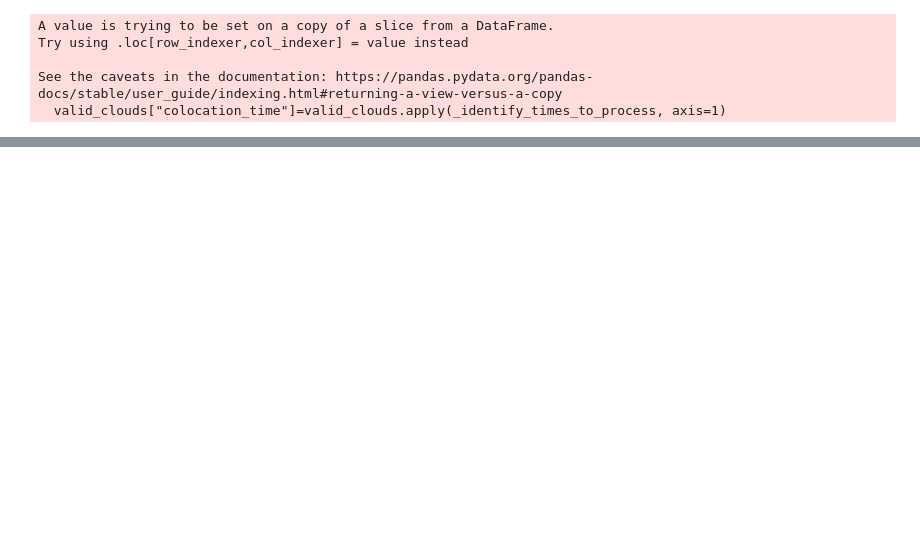
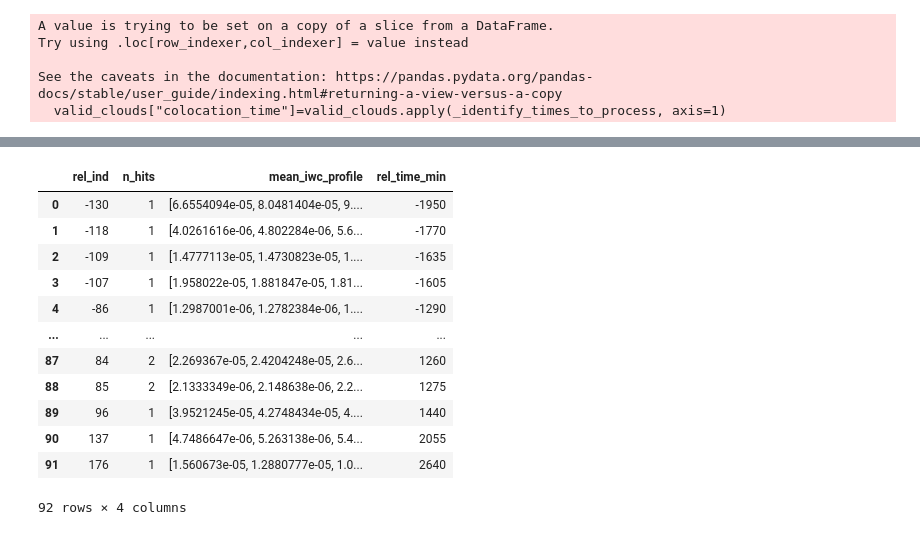
Before and after one commit to DragomirNikolov/MSGI, a Jupyter notebook: development/bulk_statistics.ipynb, the cells around one changed output, grey strips where cells are left out. Cells and saved outputs as stored; diff of their text form; code cells hidden in the pictures; blank space fills up the shorter version.

Commit message:
Bulk statistics processing

```diff
--- a/development/bulk_statistics.ipynb
+++ b/development/bulk_statistics.ipynb
@@ -82,6 +40,4 @@ Try using .loc[row_indexer,col_indexer] = value instead
 
 See the caveats in the documentation: https://pandas.pydata.org/pandas-docs/stable/user_guide/indexing.html#returning-a-view-versus-a-copy
   valid_clouds["colocation_time"]=valid_clouds.apply(_identify_times_to_process, axis=1)
-# %%
-row = valid_clouds.iloc[1]
 # %%
@@ -98,0 +124,6 @@ KeyError: 'iwc_bulk'
+# %%
+
+valid_clouds[["lat_bin_idx", "lon_bin_idx"]] = (
+    valid_clouds
+    .apply(get_colocation_ind, axis=1, result_type="expand")
+)
@@ -98,0 +141,2 @@ KeyError: 'iwc_bulk'
+# %%
+valid_clouds["iwc_bulk_means"] = valid_clouds.apply(get_bulk_values, axis=1)
@@ -98,0 +166,18 @@ KeyError: 'iwc_bulk'
+# %%
+
+all_records = []
+
+for _, row in valid_clouds.iterrows():
+    all_records.extend(extract_iwc_relative_to_peak(row))
+
+iwc_rel_df = pd.DataFrame(all_records)
+iwc_stats_by_rel_time = (
+    iwc_rel_df
+    .groupby("rel_ind")["iwc_profile"]
+    .agg(
+        n_hits="count",
+        mean_iwc_profile=lambda profiles: np.nanmean(np.stack(profiles), axis=0),
+    )
+    .reset_index()
+)
+iwc_stats_by_rel_time["rel_time_min"] = iwc_stats_by_rel_time["rel_ind"] * 15
@@ -98,0 +186,16 @@ KeyError: 'iwc_bulk'
+# %%
+iwc_stats_by_rel_time
+# %% [output]
+|  | rel_ind | n_hits | mean_iwc_profile | rel_time_min |
+| 0 | -130 | 1 | [6.6554094e-05, 8.0481404e-05, 9.... | -1950 |
+| 1 | -118 | 1 | [4.0261616e-06, 4.802284e-06, 5.6... | -1770 |
+| 2 | -109 | 1 | [1.4777113e-05, 1.4730823e-05, 1.... | -1635 |
+| 3 | -107 | 1 | [1.958022e-05, 1.881847e-05, 1.81... | -1605 |
+| 4 | -86 | 1 | [1.2987001e-06, 1.2782384e-06, 1.... | -1290 |
+| ... | ... | ... | ... | ... |
+| 87 | 84 | 2 | [2.269367e-05, 2.4204248e-05, 2.6... | 1260 |
+| 88 | 85 | 2 | [2.1333349e-06, 2.148638e-06, 2.2... | 1275 |
+| 89 | 96 | 1 | [3.9521245e-05, 4.2748434e-05, 4.... | 1440 |
+| 90 | 137 | 1 | [4.7486647e-06, 5.263138e-06, 5.4... | 2055 |
+| 91 | 176 | 1 | [1.560673e-05, 1.2880777e-05, 1.0... | 2640 |
+92 rows × 4 columns
```
Also changed, not shown: parts of 18 cells of this notebook, 9 other files.
